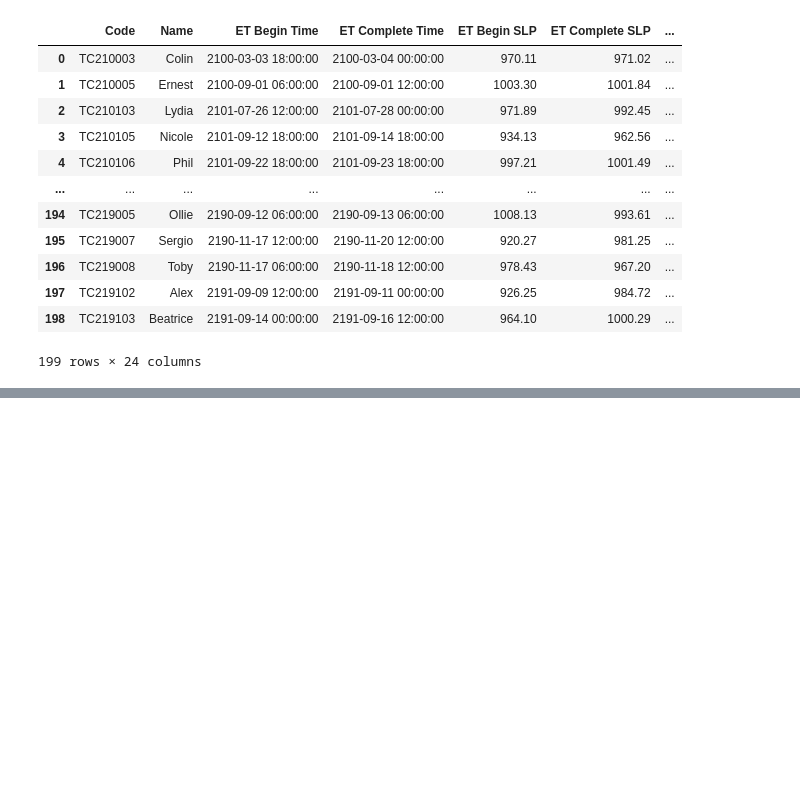
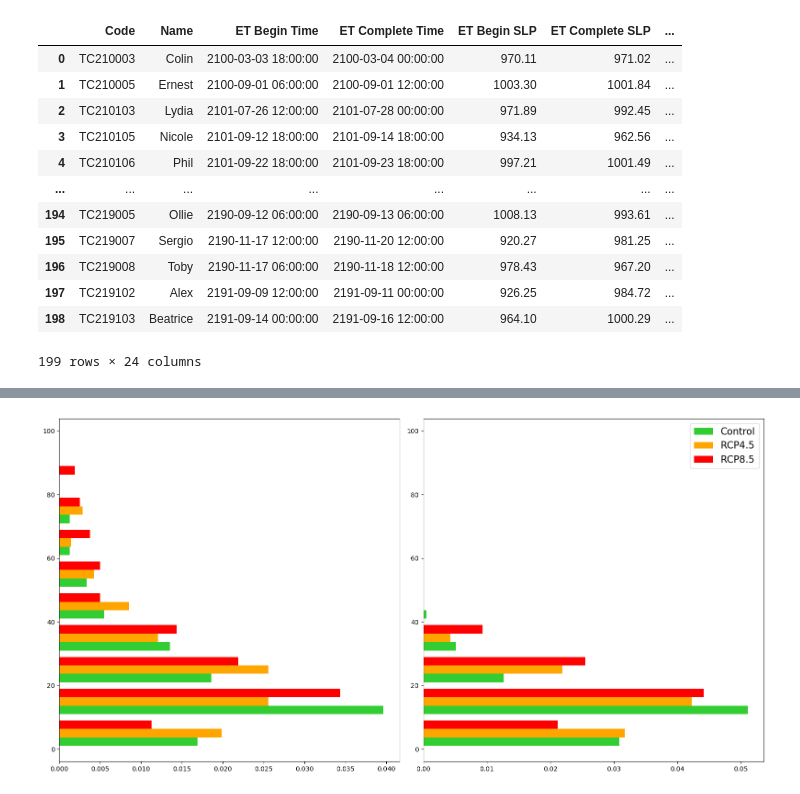
Before and after one commit to Luigi728/ExtraTrack_Github, a Jupyter notebook: RCP_Analysis/RCP_Analysis_V6.7.2.ipynb, the cells around one changed output, grey strips where cells are left out. Saved outputs shown, nothing was run; the diff lists cells and outputs as text; code cells hidden in the pictures; blank space fills up the shorter version.

```diff
--- a/RCP_Analysis/RCP_Analysis_V6.7.2.ipynb
+++ b/RCP_Analysis/RCP_Analysis_V6.7.2.ipynb
@@ -434,0 +526,5 @@ RCP85_ET_Compo
+# %%
+ET_Compo_Histogram(Control_ET_Compo_Subset, RCP45_ET_Compo_Subset, RCP85_ET_Compo_Subset, \
+"Max Precip Rate", True, 'horizontal', Create_Bins(0,100,10), False, '')
+# %% [output]
+[figure, added]
```
Also changed, not shown: parts of 12 cells of this notebook, 6 other files.
